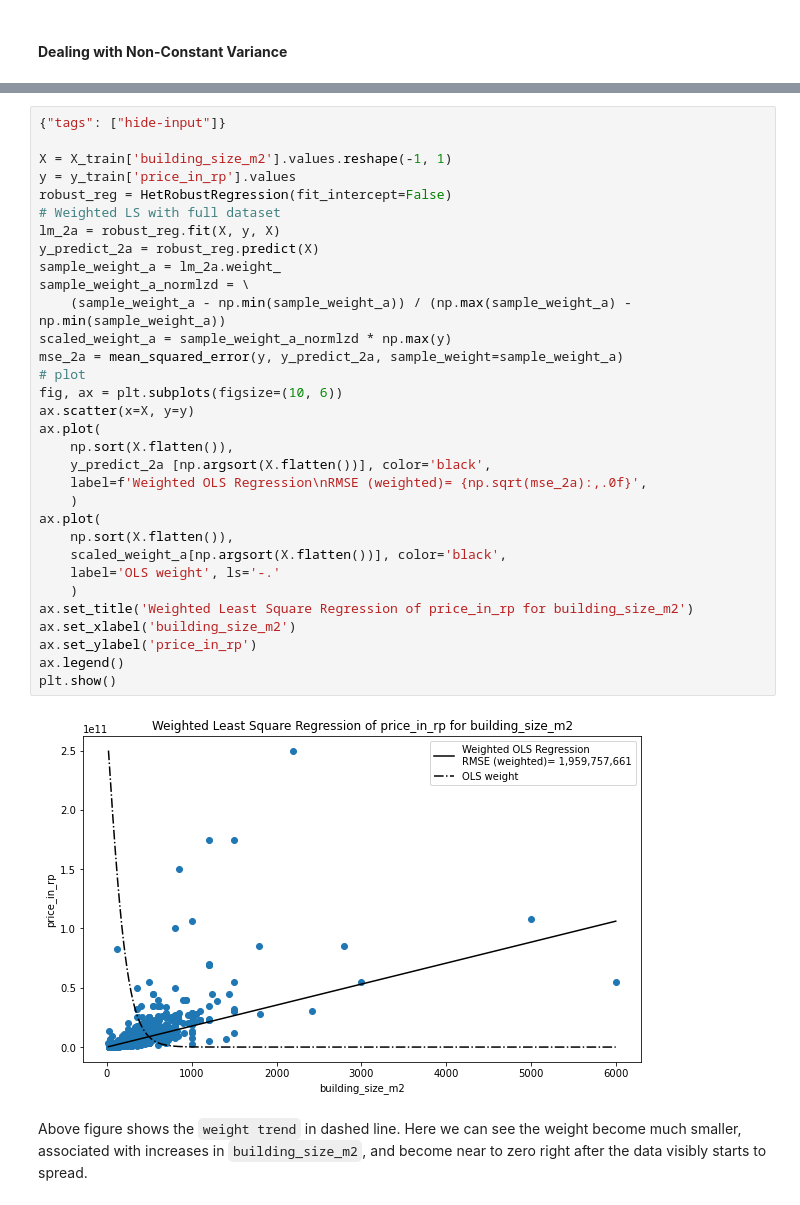
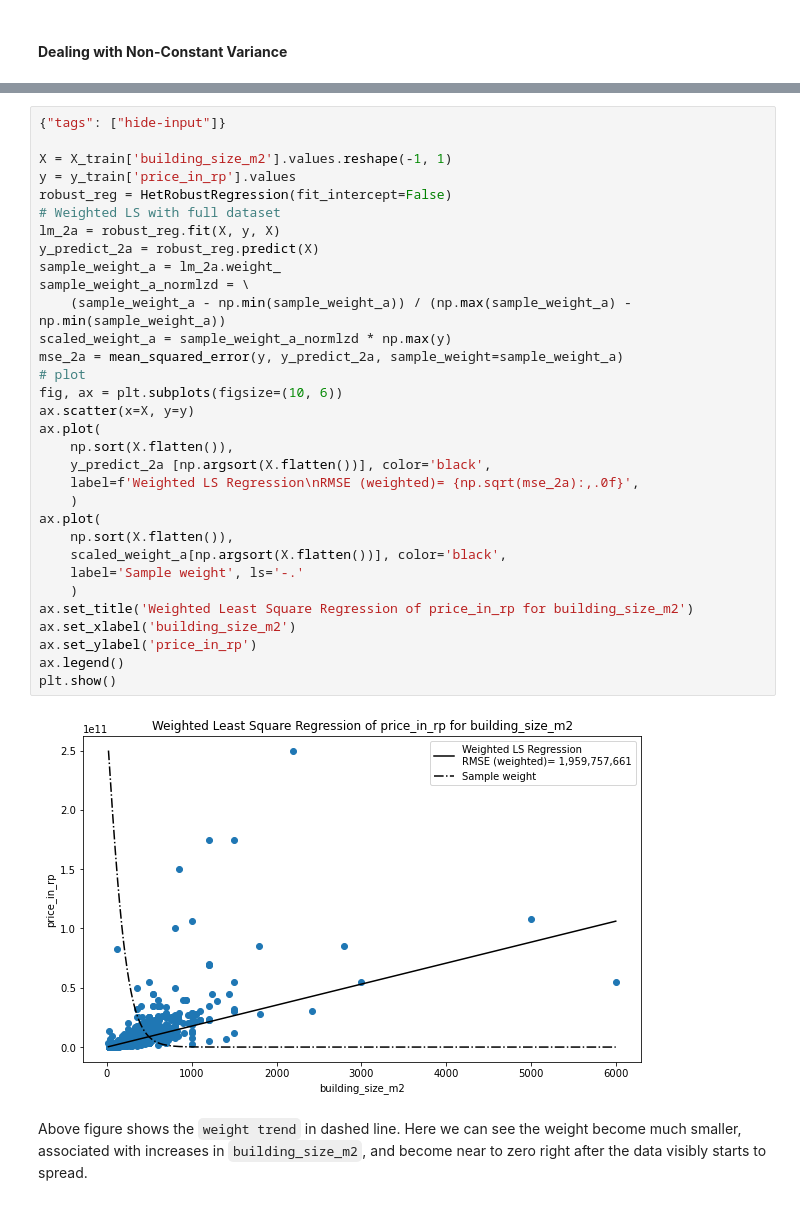
Before and after one commit to nbarizki/jabodetabekhousepricing, a Jupyter notebook: 3 - Linear Modeling of House Price.ipynb, the cells around one changed output, grey strips where cells are left out. Drawn from its saved outputs; the diff is of its cells as text.

```diff
--- a/3 - Linear Modeling of House Price.ipynb
+++ b/3 - Linear Modeling of House Price.ipynb
@@ -318,36 +317,36 @@ After the sample weight is introduced, the Least Square estimate "tries harder"
 {"tags": ["hide-input"]}
 
 X = X_train['building_size_m2'].values.reshape(-1, 1)
 y = y_train['price_in_rp'].values
 robust_reg = HetRobustRegression(fit_intercept=False)
 # Weighted LS with full dataset
 lm_2a = robust_reg.fit(X, y, X)
 y_predict_2a = robust_reg.predict(X)
 sample_weight_a = lm_2a.weight_
 sample_weight_a_normlzd = \
     (sample_weight_a - np.min(sample_weight_a)) / (np.max(sample_weight_a) - np.min(sample_weight_a))
 scaled_weight_a = sample_weight_a_normlzd * np.max(y)
 mse_2a = mean_squared_error(y, y_predict_2a, sample_weight=sample_weight_a)
 # plot
 fig, ax = plt.subplots(figsize=(10, 6))
 ax.scatter(x=X, y=y)
 ax.plot(
     np.sort(X.flatten()),
     y_predict_2a [np.argsort(X.flatten())], color='black',
-    label=f'Weighted OLS Regression\nRMSE (weighted)= {np.sqrt(mse_2a):,.0f}',
+    label=f'Weighted LS Regression\nRMSE (weighted)= {np.sqrt(mse_2a):,.0f}',
     )
 ax.plot(
     np.sort(X.flatten()),
     scaled_weight_a[np.argsort(X.flatten())], color='black',
-    label='OLS weight', ls='-.'
+    label='Sample weight', ls='-.'
     )
 ax.set_title('Weighted Least Square Regression of price_in_rp for building_size_m2')
 ax.set_xlabel('building_size_m2')
 ax.set_ylabel('price_in_rp')
 ax.legend()
 plt.show()
 # %% [output]
-[figure, old version]
+[figure, new version]
 # %% [markdown]
 Above figure shows the `weight trend` in dashed line. Here we can see the weight become much smaller, associated with increases in `building_size_m2`, and become near to zero right after the data visibly starts to spread.
 # %%
```
Also changed, not shown: parts of 93 cells of this notebook, 1 other file.
